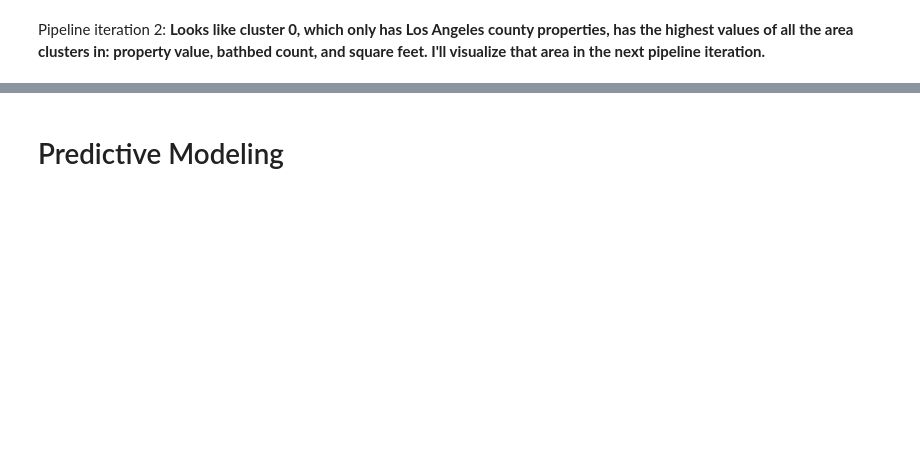
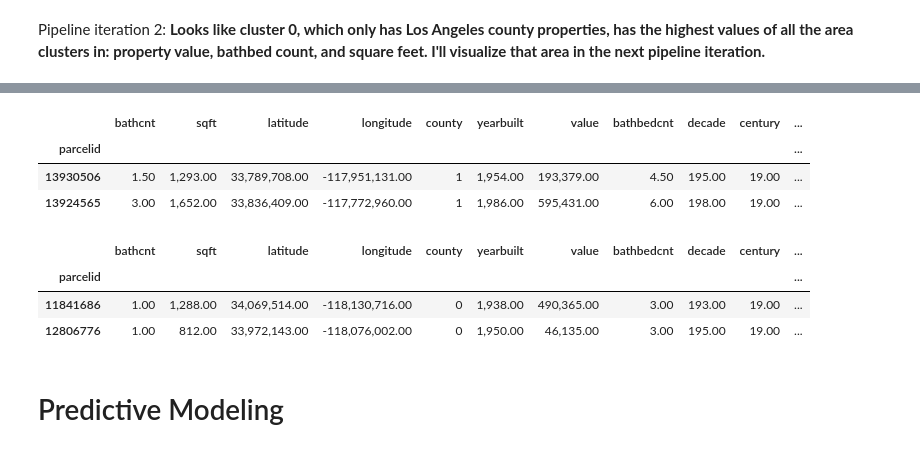
Before and after one commit to KwameTaylor/kwames-zillow-zestimates-error-control, a Jupyter notebook: kwames-zillow-zestimates-error-control.ipynb, the cells around one changed output, grey strips where cells are left out. Drawn from its saved outputs; the diff is of its cells as text; code cells hidden in the pictures; blank space fills up the shorter version.

```diff
--- a/kwames-zillow-zestimates-error-control.ipynb
+++ b/kwames-zillow-zestimates-error-control.ipynb
@@ -475,3 +487,18 @@ Pipeline iteration 3:
+# %%
+validate.head(2)
+test.head(2)
+# %% [output]
+|  | bathcnt | sqft | latitude | longitude | county | yearbuilt | value | bathbedcnt | decade | century | ... |
+| parcelid |  |  |  |  |  |  |  |  |  |  | ... |
+| 13930506 | 1.50 | 1,293.00 | 33,789,708.00 | -117,951,131.00 | 1 | 1,954.00 | 193,379.00 | 4.50 | 195.00 | 19.00 | ... |
+| 13924565 | 3.00 | 1,652.00 | 33,836,409.00 | -117,772,960.00 | 1 | 1,986.00 | 595,431.00 | 6.00 | 198.00 | 19.00 | ... |
+# %%
+validate.head(2)
+# %% [output]
+|  | bathcnt | sqft | latitude | longitude | county | yearbuilt | value | bathbedcnt | decade | century | ... |
+| parcelid |  |  |  |  |  |  |  |  |  |  | ... |
+| 11841686 | 1.00 | 1,288.00 | 34,069,514.00 | -118,130,716.00 | 0 | 1,938.00 | 490,365.00 | 3.00 | 193.00 | 19.00 | ... |
+| 12806776 | 1.00 | 812.00 | 33,972,143.00 | -118,076,002.00 | 0 | 1,950.00 | 46,135.00 | 3.00 | 195.00 | 19.00 | ... |
 # %% [markdown]
 # Predictive Modeling
 # %%
```
Also changed, not shown: parts of 14 cells of this notebook, 1 other file.
